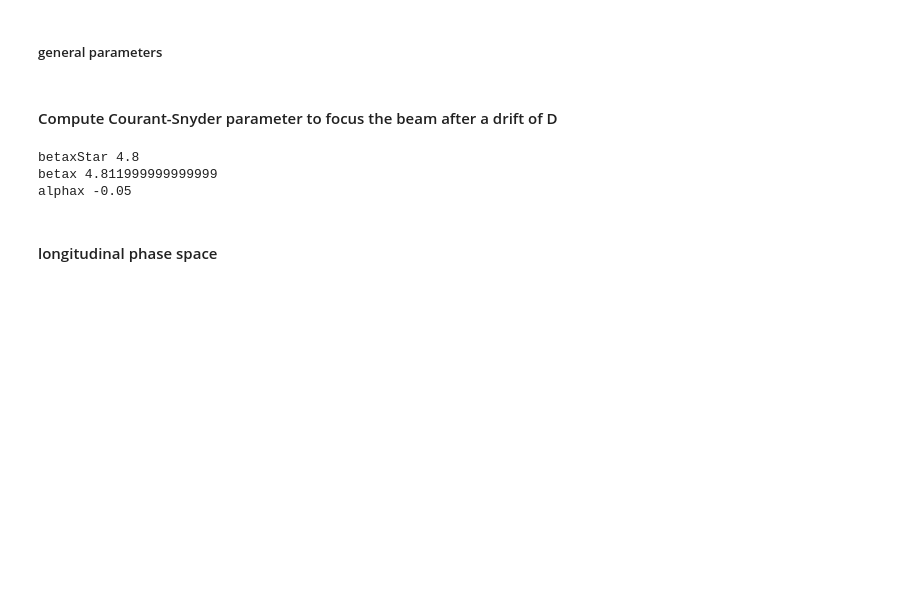
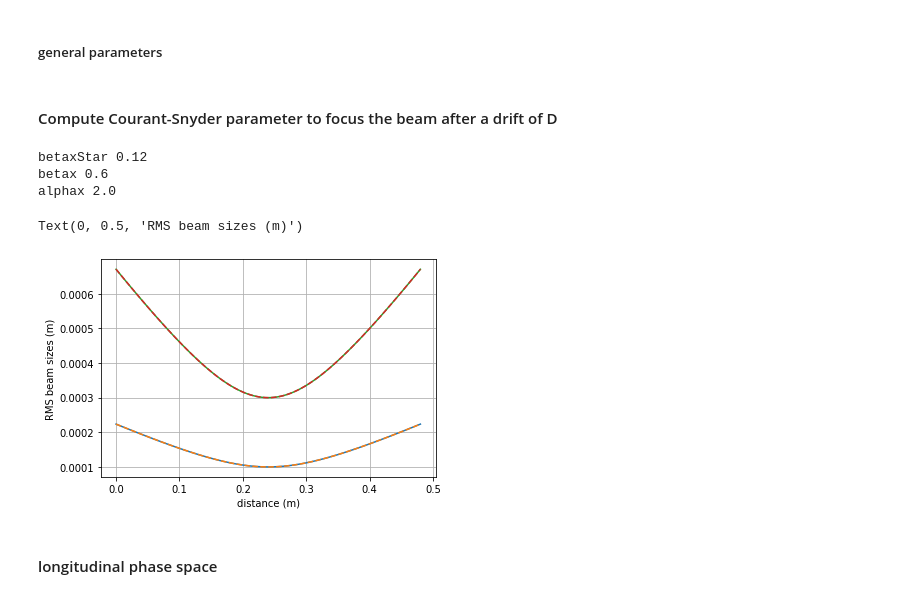
Before and after one commit to NIUaard/Generator, a Jupyter notebook: gen_gaussian-WarpX.ipynb, the cells around one changed output. Drawn from its saved outputs; the diff is of its cells as text; code cells hidden in the pictures; blank space fills up the shorter version.

```diff
--- a/gen_gaussian-WarpX.ipynb
+++ b/gen_gaussian-WarpX.ipynb
@@ -13,30 +21,51 @@ mm=1e3
 # %%
 n            = 100000  # number of macroparticles
 lorentz_fac  = 120   # Lorentz factor
-norm_emitx   = 1e-6  # normalized emittance in x
-norm_emity   = 1e-6  # normalized emittance in y
+norm_emitx   = 10e-6  # normalized emittance in x
+norm_emity   = 10e-6  # normalized emittance in y
 nsigma       = 2  # cut [in # of sigmas] for the Gaussian distrib.
+bunchCharge  =-2e-9
 # %% [markdown]
 #### Compute Courant-Snyder parameter to focus the beam after a drift of D
 # %%
 D         = 0.24  # location of waist
-sizeStar  = 2e-4  # RMS beam size at waist
+sizeStar  = 1.e-4  # RMS beam size at waist
 betaxStar = (sizeStar)**2/(norm_emitx/lorentz_fac)
 betayStar = (sizeStar)**2/(norm_emity/lorentz_fac)
 
 betax     = betaxStar+D**2/betaxStar
 betay     = betayStar+D**2/betayStar
 
-alphax    = -D/betaxStar
-alphay    = -D/betayStar
+alphax    = D/betaxStar
+alphay    = D/betayStar
+
+gammax    = (1+alphax**2)/betax
+gammay    = (1+alphay**2)/betay
 
 print ("betaxStar",betaxStar)
 print ("betax",betax)
 print ("alphax",alphax)
 # %% [output]
-betaxStar 4.8
-betax 4.811999999999999
-alphax -0.05
+betaxStar 0.12
+betax 0.6
+alphax 2.0
+# %%
+# check envelop
+sCoor = np.linspace(0,2*D,101)
+
+sigmX = np.sqrt((norm_emitx/lorentz_fac)*(betax+2*sCoor*(-alphax)+gammax*sCoor**2))
+sigmY = np.sqrt((norm_emity/lorentz_fac)*(betay+2*sCoor*(-alphay)+gammay*sCoor**2))
+
+plt.plot (sCoor,sigmX)
+plt.plot (sCoor,sigmY,'--')
+plt.plot (sCoor,3*sigmX)
+plt.plot (sCoor,3*sigmY,'--')
+plt.grid()
+plt.xlabel ('distance (m)')
+plt.ylabel ('RMS beam sizes (m)')
+# %% [output]
+Text(0, 0.5, 'RMS beam sizes (m)')
+[figure, added]
 # %% [markdown]
 #### longitudinal phase space
 # %%
```
Also changed, not shown: parts of 5 cells of this notebook.
